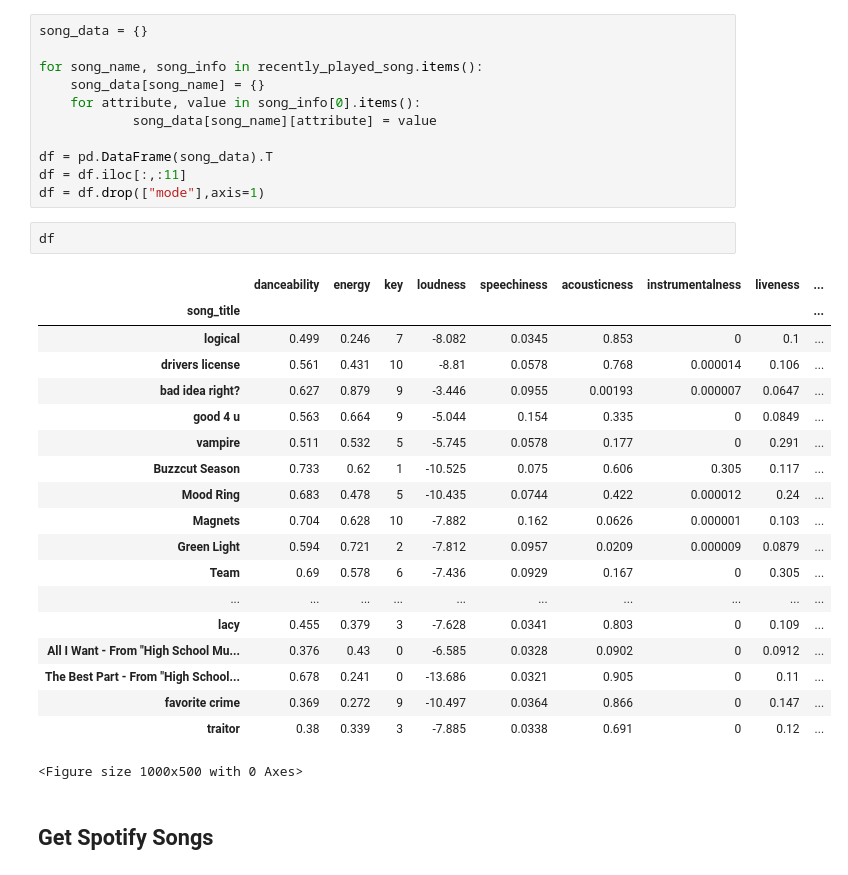
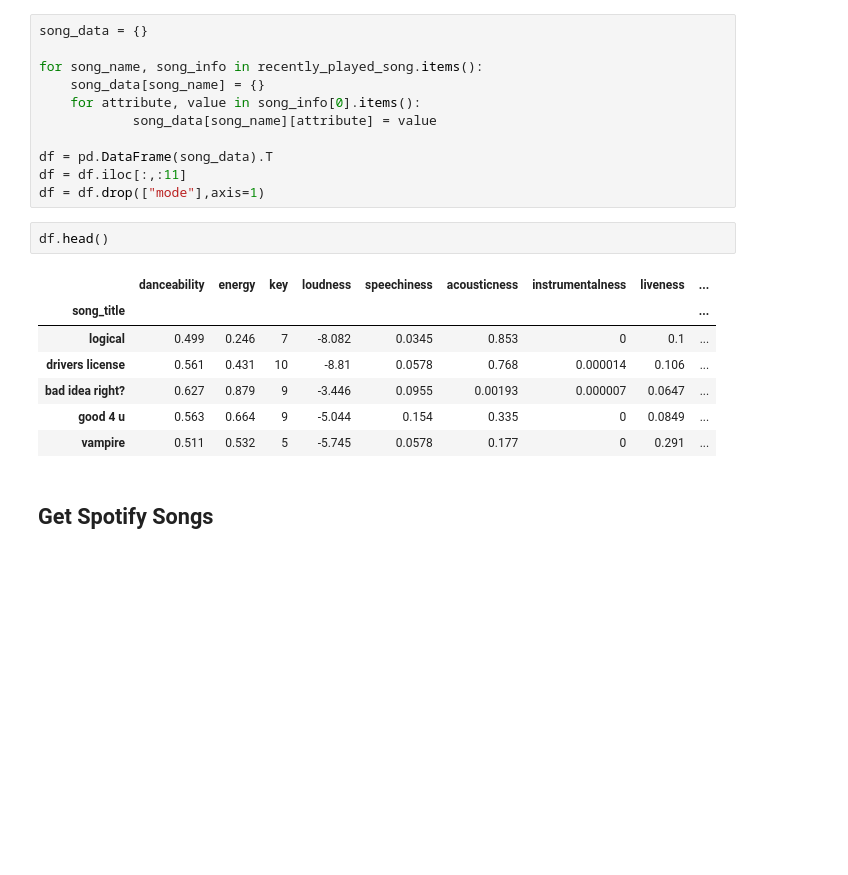
Before and after one commit to atitaya03/Music-Recommendation, a Jupyter notebook: music_recommendation.ipynb, the cells around one changed output. Drawn from its saved outputs; the diff is of its cells as text; blank space fills up the shorter version.

```diff
--- a/music_recommendation.ipynb
+++ b/music_recommendation.ipynb
@@ -102,27 +63,15 @@ df = pd.DataFrame(song_data).T
 df = df.iloc[:,:11]
 df = df.drop(["mode"],axis=1)
 # %%
-df
+df.head()
 # %% [output]
 |  | danceability | energy | key | loudness | speechiness | acousticness | instrumentalness | liveness | ... |
 | song_title |  |  |  |  |  |  |  |  | ... |
 | logical | 0.499 | 0.246 | 7 | -8.082 | 0.0345 | 0.853 | 0 | 0.1 | ... |
 | drivers license | 0.561 | 0.431 | 10 | -8.81 | 0.0578 | 0.768 | 0.000014 | 0.106 | ... |
 | bad idea right? | 0.627 | 0.879 | 9 | -3.446 | 0.0955 | 0.00193 | 0.000007 | 0.0647 | ... |
 | good 4 u | 0.563 | 0.664 | 9 | -5.044 | 0.154 | 0.335 | 0 | 0.0849 | ... |
 | vampire | 0.511 | 0.532 | 5 | -5.745 | 0.0578 | 0.177 | 0 | 0.291 | ... |
-| Buzzcut Season | 0.733 | 0.62 | 1 | -10.525 | 0.075 | 0.606 | 0.305 | 0.117 | ... |
-| Mood Ring | 0.683 | 0.478 | 5 | -10.435 | 0.0744 | 0.422 | 0.000012 | 0.24 | ... |
-| Magnets | 0.704 | 0.628 | 10 | -7.882 | 0.162 | 0.0626 | 0.000001 | 0.103 | ... |
-| Green Light | 0.594 | 0.721 | 2 | -7.812 | 0.0957 | 0.0209 | 0.000009 | 0.0879 | ... |
-| Team | 0.69 | 0.578 | 6 | -7.436 | 0.0929 | 0.167 | 0 | 0.305 | ... |
-| ... | ... | ... | ... | ... | ... | ... | ... | ... | ... |
-| lacy | 0.455 | 0.379 | 3 | -7.628 | 0.0341 | 0.803 | 0 | 0.109 | ... |
-| All I Want - From "High School Mu... | 0.376 | 0.43 | 0 | -6.585 | 0.0328 | 0.0902 | 0 | 0.0912 | ... |
-| The Best Part - From "High School... | 0.678 | 0.241 | 0 | -13.686 | 0.0321 | 0.905 | 0 | 0.11 | ... |
-| favorite crime | 0.369 | 0.272 | 9 | -10.497 | 0.0364 | 0.866 | 0 | 0.147 | ... |
-| traitor | 0.38 | 0.339 | 3 | -7.885 | 0.0338 | 0.691 | 0 | 0.12 | ... |
-<Figure size 1000x500 with 0 Axes>
 # %% [markdown]
 ## Get Spotify Songs
 # %%
```
Also changed, not shown: parts of 3 cells of this notebook.
